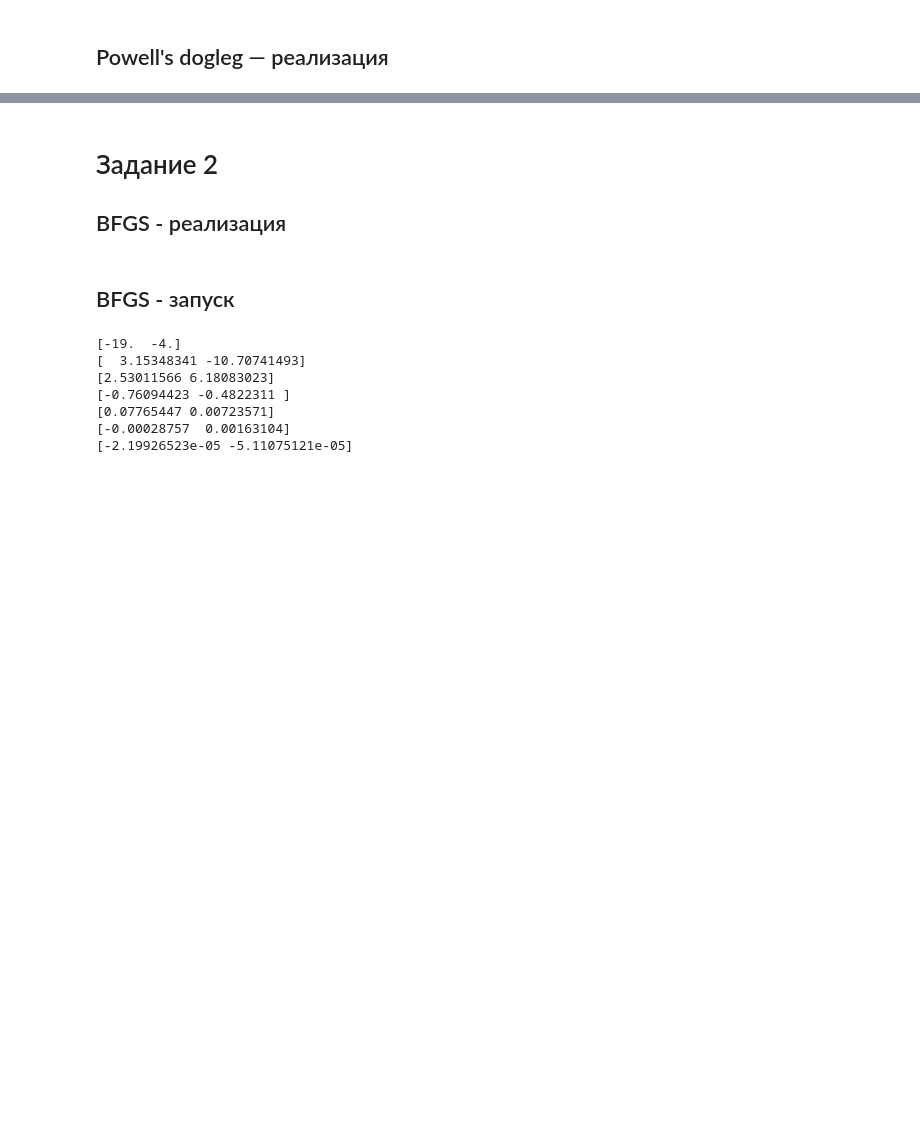
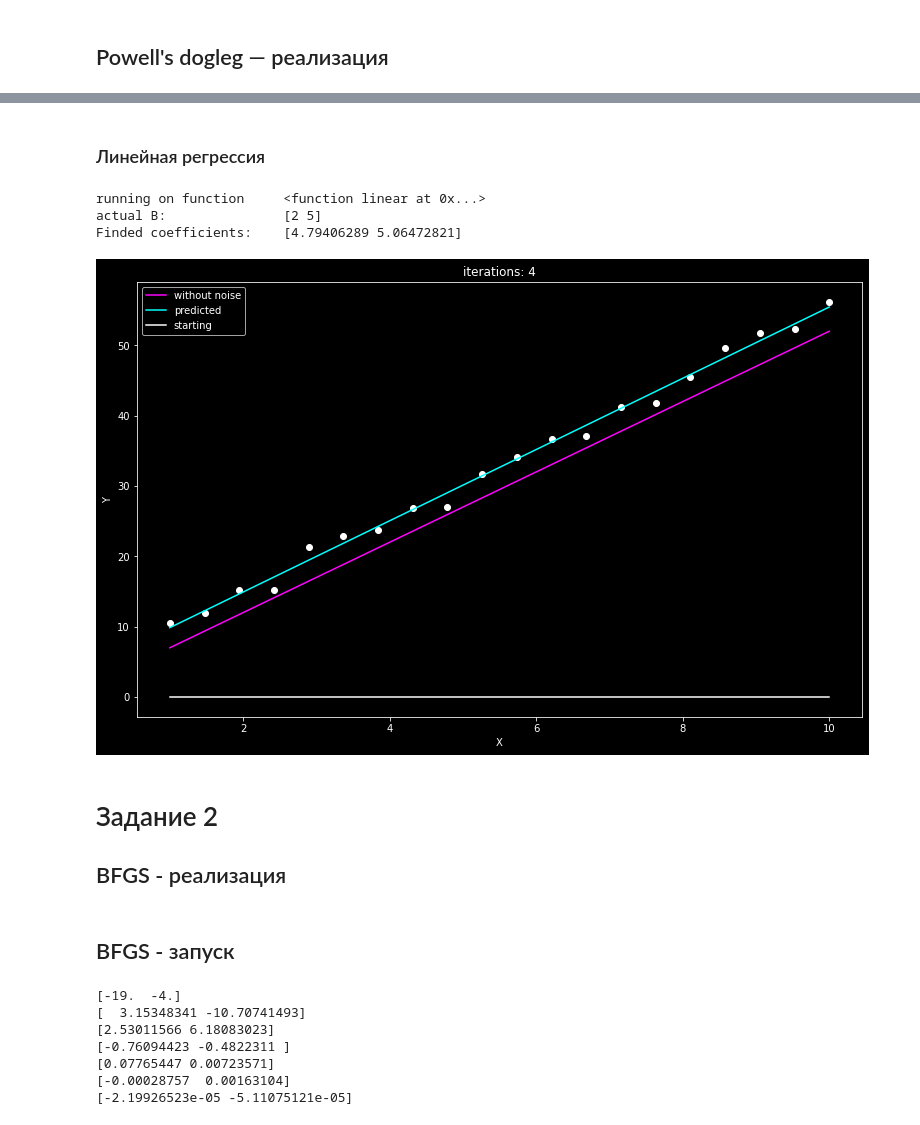
Before and after one commit to metopt-labs/lab3, a Jupyter notebook: solution.ipynb, the cells around one changed output, grey strips where cells are left out. Drawn from its saved outputs; the diff is of its cells as text; code cells hidden in the pictures; blank space fills up the shorter version.

```diff
--- a/solution.ipynb
+++ b/solution.ipynb
@@ -293,3 +304,15 @@ Finded coefficients:  [-0.18058393  2.16750624]
+# %% [markdown]
+### Линейная регрессия
+# %%
+def linear(X, B):
+   return B[0] + X * B[1]
+
+runDogLeg(linear, N=20, randCoeff=5)
+# %% [output]
+running on function     <function linear at 0x...>
+actual B:               [2 5]
+Finded coefficients:    [4.79406289 5.06472821]
+[figure, added]
 # %% [markdown]
 # Задание 2
 ## BFGS - реализация
```
Also changed, not shown: parts of 13 cells of this notebook.
